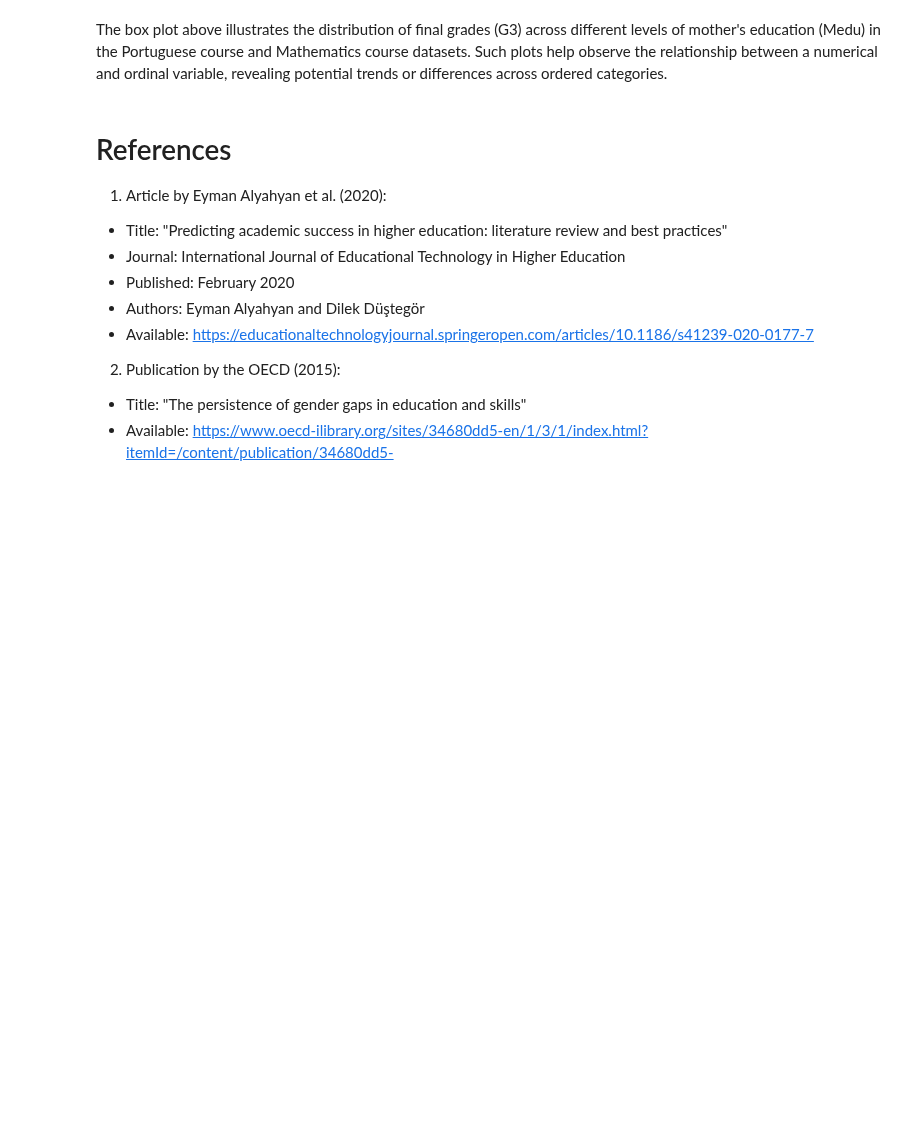
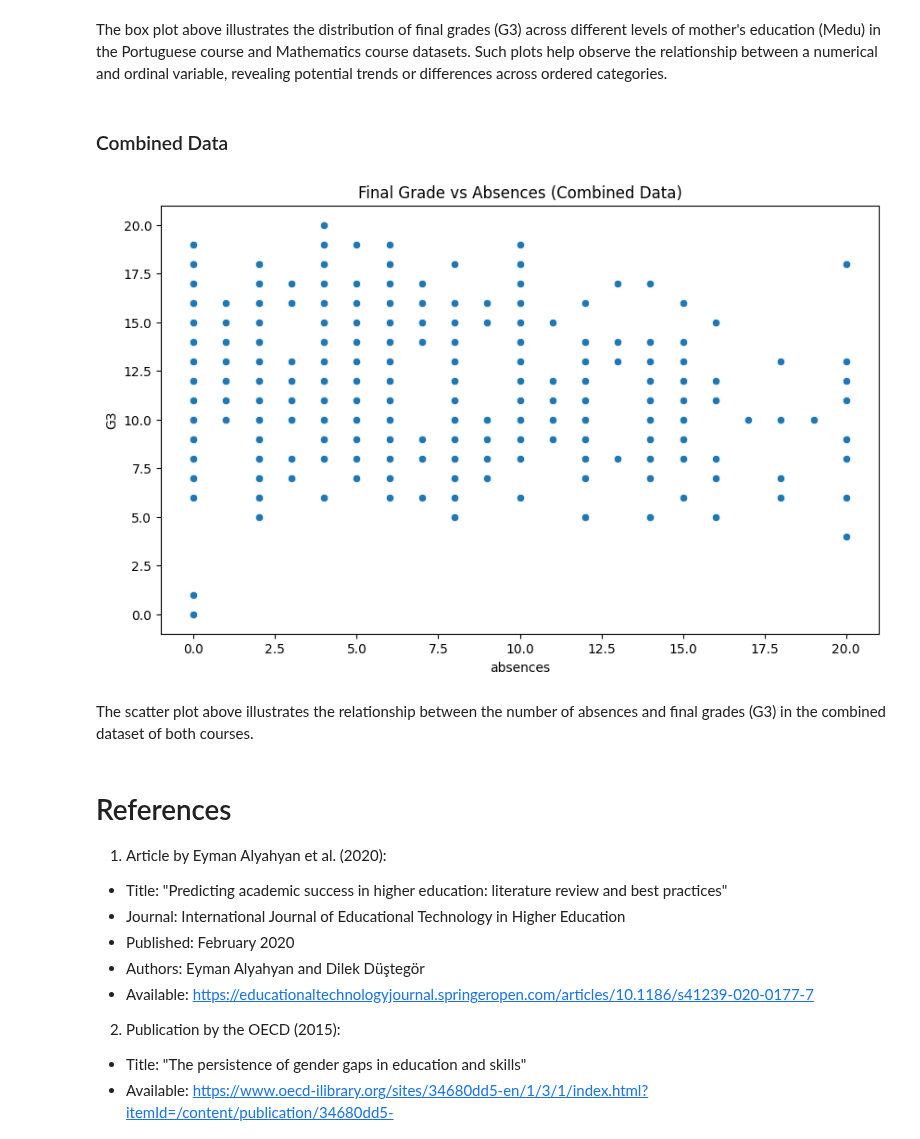
Before and after one commit to carlos-alves-one/Student-Performance-Analysis, a Jupyter notebook: Student_Performance.ipynb, the cells around one changed output. Cells and saved outputs as stored; diff of their text form; code cells hidden in the pictures; blank space fills up the shorter version.

Commit message:
Plotting scatter plot for G3 vs absences in the combined dataset

```diff
--- a/Student_Performance.ipynb
+++ b/Student_Performance.ipynb
@@ -814,6 +814,15 @@ plot_box_nominal(data_mat, 'Medu', 'G3', 'Final Grade Distribution by Mother\'s
 [figure]
 # %% [markdown]
 The box plot above illustrates the distribution of final grades (G3) across different levels of mother's education (Medu) in the Portuguese course and Mathematics course datasets. Such plots help observe the relationship between a numerical and ordinal variable, revealing potential trends or differences across ordered categories.
+# %% [markdown]
+### Combined Data
+# %%
+# Plotting scatter plot for G3 vs absences in the combined dataset
+plot_scatter(combined_student_data, 'absences', 'G3', 'Final Grade vs Absences (Combined Data)')
+# %% [output]
+[figure, added]
+# %% [markdown]
+The scatter plot above illustrates the relationship between the number of absences and final grades (G3) in the combined dataset of both courses.
 # %% [markdown]
 # References
 
```
Also changed, not shown: parts of 3 cells of this notebook.
